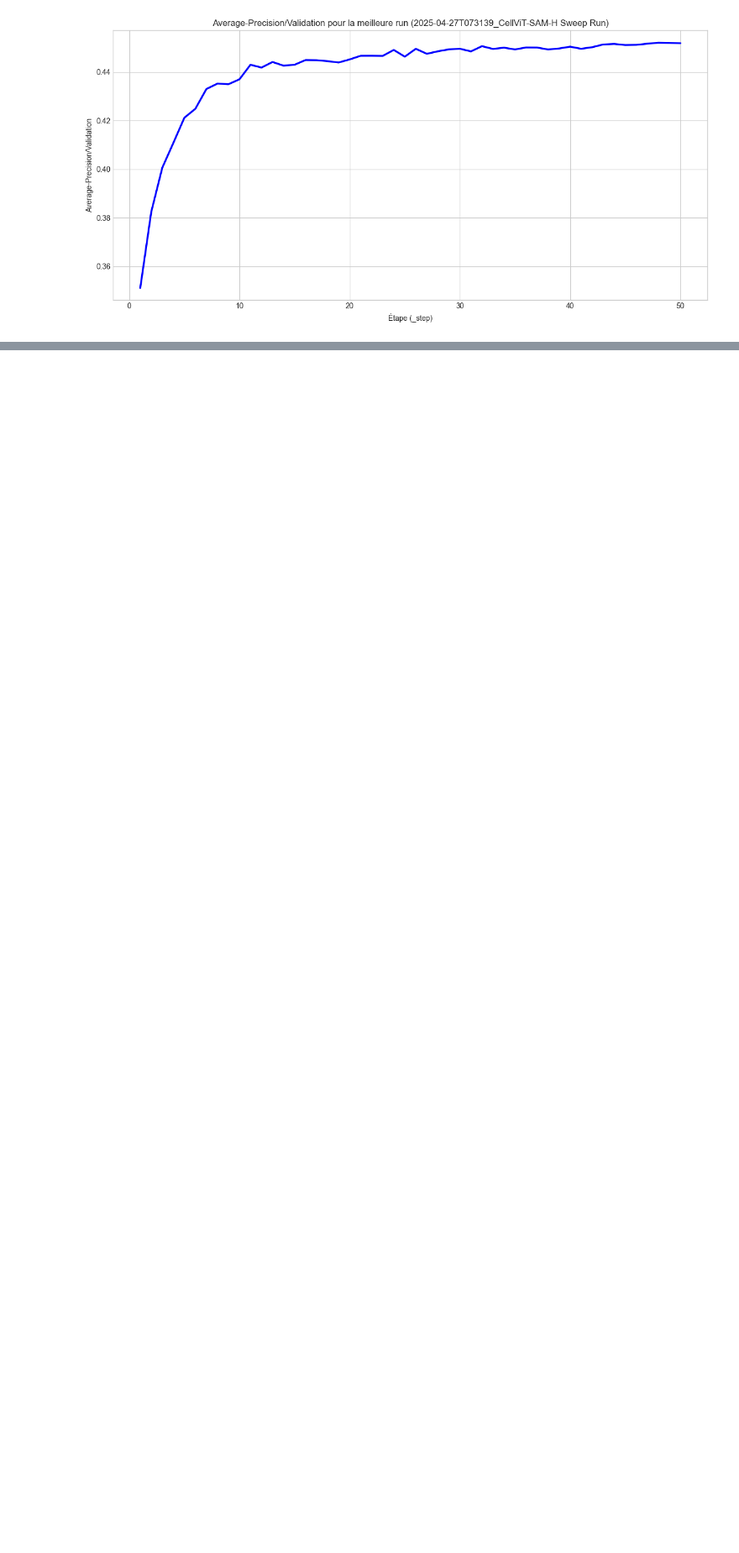
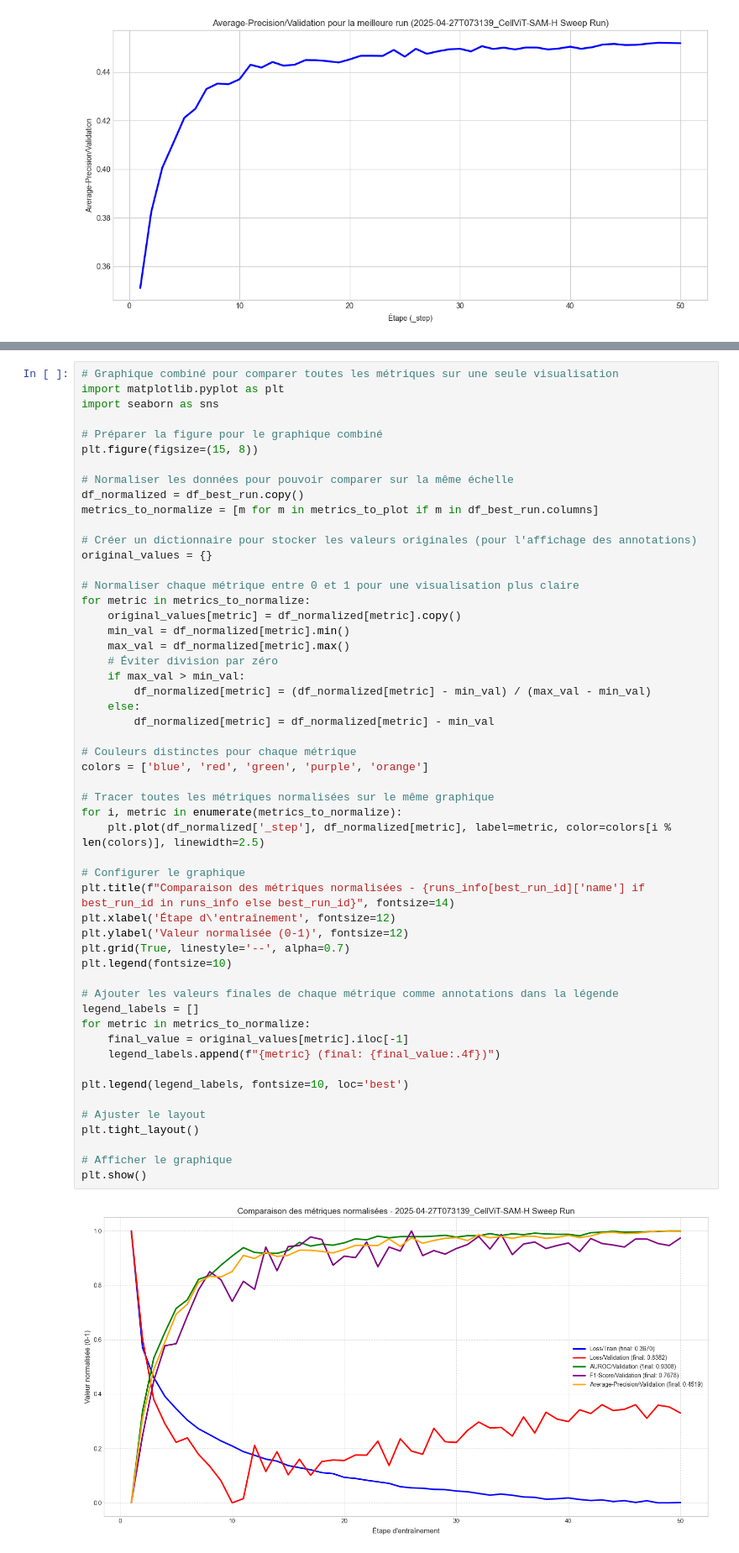
Before and after one commit to AlixANNERAUD/Deep_learning_project, a Jupyter notebook: diaporama/wandbinfo.ipynb, the cells around one changed output, grey strips where cells are left out. Shown at 84% size. Saved outputs shown, nothing was run; the diff lists cells and outputs as text; blank space fills up the shorter version.

```diff
--- a/diaporama/wandbinfo.ipynb
+++ b/diaporama/wandbinfo.ipynb
@@ -276,0 +330,55 @@ for metric in metrics_to_plot:
+# %%
+# Graphique combiné pour comparer toutes les métriques sur une seule visualisation
+import matplotlib.pyplot as plt
+import seaborn as sns
+
+# Préparer la figure pour le graphique combiné
+plt.figure(figsize=(15, 8))
+
+# Normaliser les données pour pouvoir comparer sur la même échelle
+df_normalized = df_best_run.copy()
+metrics_to_normalize = [m for m in metrics_to_plot if m in df_best_run.columns]
+
+# Créer un dictionnaire pour stocker les valeurs originales (pour l'affichage des annotations)
+original_values = {}
+
+# Normaliser chaque métrique entre 0 et 1 pour une visualisation plus claire
+for metric in metrics_to_normalize:
+    original_values[metric] = df_normalized[metric].copy()
+    min_val = df_normalized[metric].min()
+    max_val = df_normalized[metric].max()
+    # Éviter division par zéro
+    if max_val > min_val:
+        df_normalized[metric] = (df_normalized[metric] - min_val) / (max_val - min_val)
+    else:
+        df_normalized[metric] = df_normalized[metric] - min_val
+
+# Couleurs distinctes pour chaque métrique
+colors = ['blue', 'red', 'green', 'purple', 'orange']
+
+# Tracer toutes les métriques normalisées sur le même graphique
+for i, metric in enumerate(metrics_to_normalize):
+    plt.plot(df_normalized['_step'], df_normalized[metric], label=metric, color=colors[i % len(colors)], linewidth=2.5)
+
+# Configurer le graphique
+plt.title(f"Comparaison des métriques normalisées - {runs_info[best_run_id]['name'] if best_run_id in runs_info else best_run_id}", fontsize=14)
+plt.xlabel('Étape d\'entraînement', fontsize=12)
+plt.ylabel('Valeur normalisée (0-1)', fontsize=12)
+plt.grid(True, linestyle='--', alpha=0.7)
+plt.legend(fontsize=10)
+
+# Ajouter les valeurs finales de chaque métrique comme annotations dans la légende
+legend_labels = []
+for metric in metrics_to_normalize:
+    final_value = original_values[metric].iloc[-1]
+    legend_labels.append(f"{metric} (final: {final_value:.4f})")
+
+plt.legend(legend_labels, fontsize=10, loc='best')
+
+# Ajuster le layout
+plt.tight_layout()
+
+# Afficher le graphique
+plt.show()
+# %% [output]
+[figure, added]
```
Also changed, not shown: parts of 3 cells of this notebook, 2 other files.
